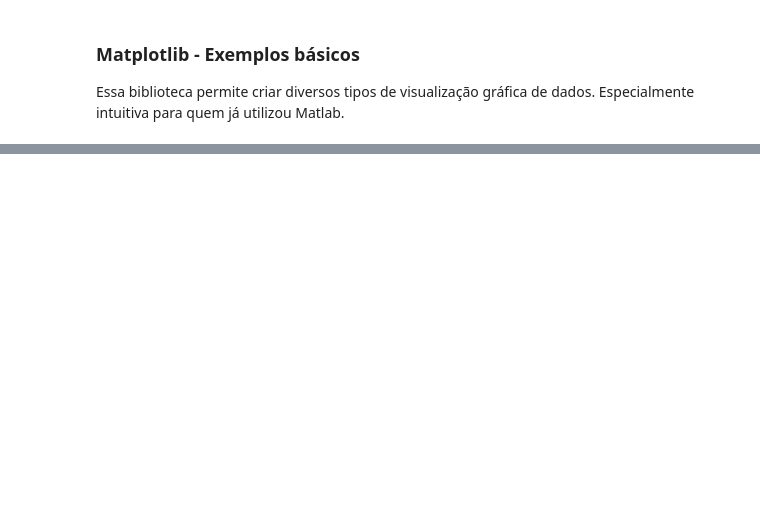
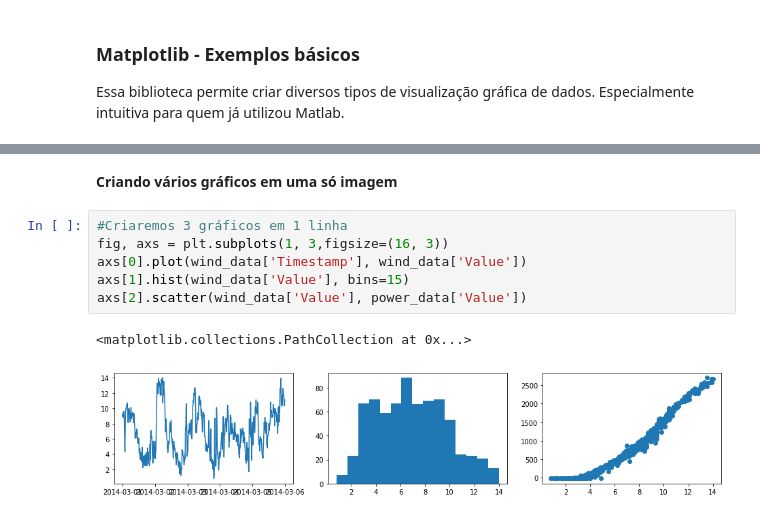
Before and after one commit to elipsesoftware/EPMProcessor, a Jupyter notebook: epmwebapi/exemplos/basic_use_matplotlib.ipynb, the cells around one changed output, grey strips where cells are left out. Drawn from its saved outputs; the diff is of its cells as text; blank space fills up the shorter version.

```diff
--- a/epmwebapi/exemplos/basic_use_matplotlib.ipynb
+++ b/epmwebapi/exemplos/basic_use_matplotlib.ipynb
@@ -42,0 +68,11 @@ plt.hist(data['Value'])
+# %% [markdown]
+**Criando vários gráficos em uma só imagem**
+# %%
+#Criaremos 3 gráficos em 1 linha
+fig, axs = plt.subplots(1, 3,figsize=(16, 3))
+axs[0].plot(wind_data['Timestamp'], wind_data['Value'])
+axs[1].hist(wind_data['Value'], bins=15)
+axs[2].scatter(wind_data['Value'], power_data['Value'])
+# %% [output]
+<matplotlib.collections.PathCollection at 0x...>
+[figure, added]
```
Also changed, not shown: parts of 12 cells of this notebook, 2 other files.
